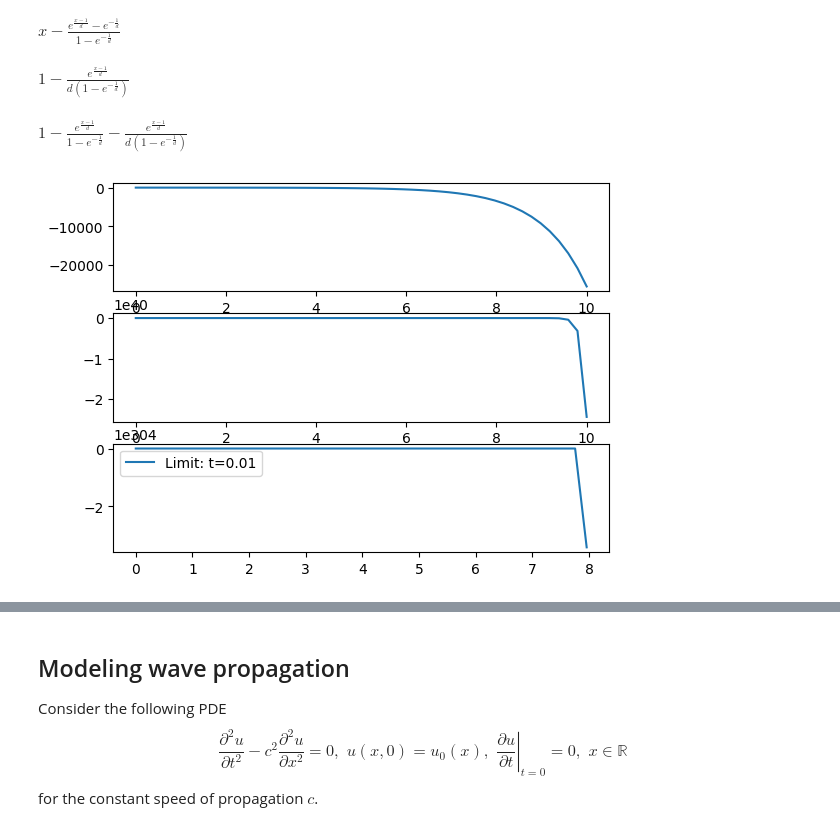
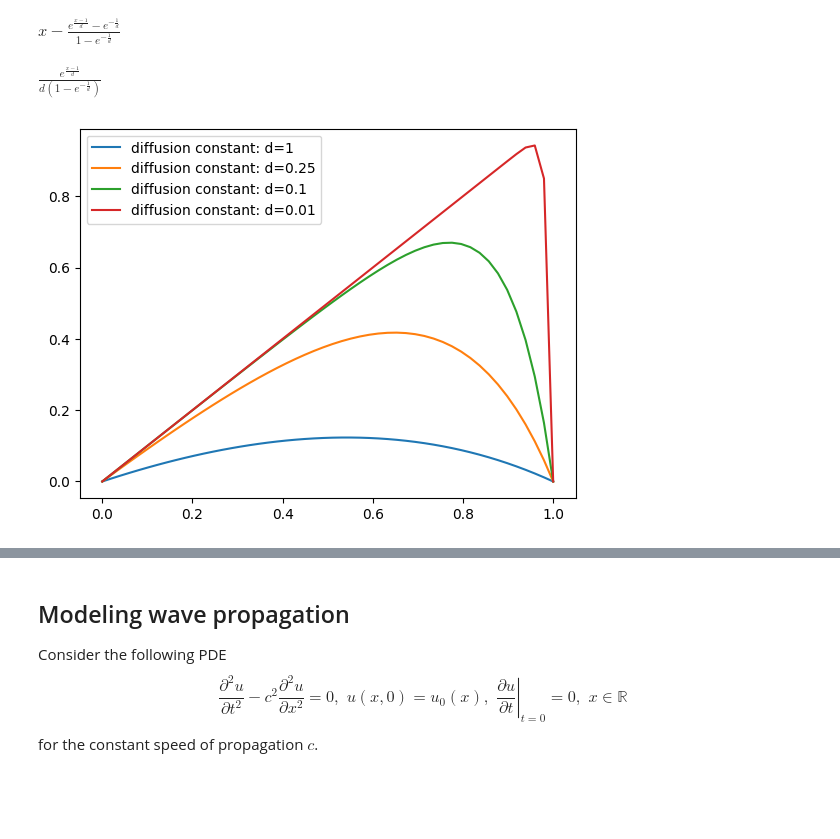
Before and after one commit to kalle6452/PDE, a Jupyter notebook: lab02.ipynb, the cells around one changed output, grey strips where cells are left out. Drawn from its saved outputs; the diff is of its cells as text; code cells hidden in the pictures; blank space fills up the shorter version.

```diff
--- a/lab02.ipynb
+++ b/lab02.ipynb
@@ -258,8 +258,8 @@ $$\frac{dy_{j+1}}{dt}\approx \frac{y_{j+1}-y_{j}}{h}.$$
 k = 0.1
 A = 10
 T = 10
-y0 = A
-N = [5,10,20,50,100]
+y0 = 0.5*A
+N = [1000]
 for i in N:
     h = T/i
     t = np.linspace(0,T,i+1)
@@ -522,31 +546,21 @@ f
 # %% [output]
 $\displaystyle x - \frac{e^{\frac{x - 1}{d}} - e^{- \frac{1}{d}}}{1 - e^{- \frac{1}{d}}}$
 # %%
-# Derivata
 df = sympy.diff(f,x)
 df_2 = sympy.diff(df,x)
 df_2_n = -d*df_2
 #df_2_n+df
-df
+df_2_n
 # %% [output]
-$\displaystyle 1 - \frac{e^{\frac{x - 1}{d}}}{d \left(1 - e^{- \frac{1}{d}}\right)}$
+$\displaystyle \frac{e^{\frac{x - 1}{d}}}{d \left(1 - e^{- \frac{1}{d}}\right)}$
-# %%
--d*df_2_n+df
-# %% [output]
-$\displaystyle 1 - \frac{e^{\frac{x - 1}{d}}}{1 - e^{- \frac{1}{d}}} - \frac{e^{\frac{x - 1}{d}}}{d \left(1 - e^{- \frac{1}{d}}\right)}$
 # %%
-# 0.01 ger overflow
-x = np.linspace(0,10)
-d = [1,0.1, 0.01]
-counter = 0
+x = np.linspace(0,1)
+d = [1,0.25,0.1,0.01]
 for i in d:
-    counter += 1
-    y = 1 - np.exp((x-1)/i)/(i*(1-np.exp(-1/i))) - np.exp((x-1)/i)/(i*(1-np.exp(-1/i)))
-    #y = 1 - (np.exp((x-1)/i))/(i*(1-np.exp(-1/i)))
-    plt.subplot(3,1,counter,label=f'limit')
-    plt.plot(x,y,label=f'Limit: t={i}')
-    #plt.plot(t,y,'.-',label=f"Euler forward: N={i}, rms={rms}")
+    y = x - (np.exp((x-1)/i)-np.exp(-1/i))/((1-np.exp(-1/i)))
+    #y = x - (sympy.exp((x-1)/d)-sympy.exp(-1/d))/(1 - sympy.exp(-1/d))
+    plt.plot(x,y,label=f'diffusion constant: d={i}')
 plt.legend()
 plt.show()
 # %% [output]
-[figure, old version]
+[figure, new version]
```
Also changed, not shown: parts of 7 cells of this notebook.
